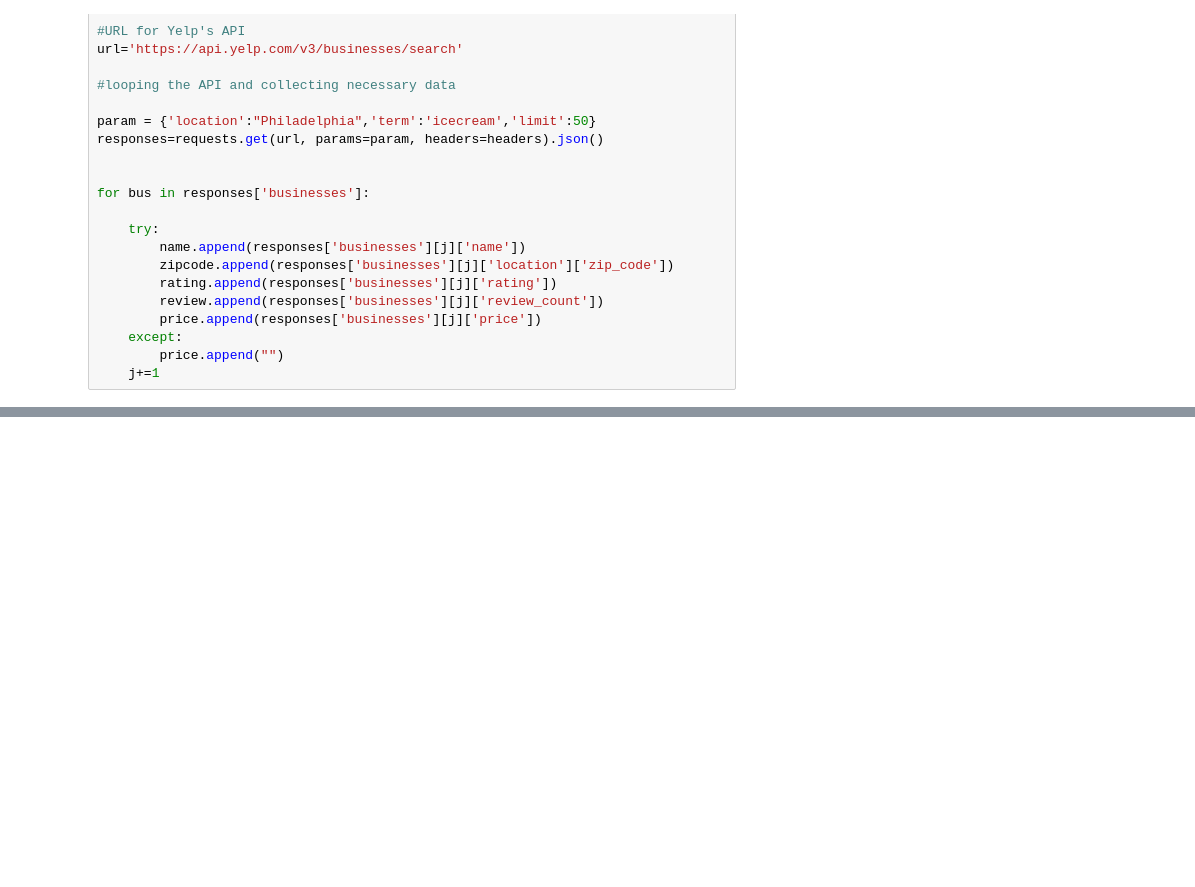
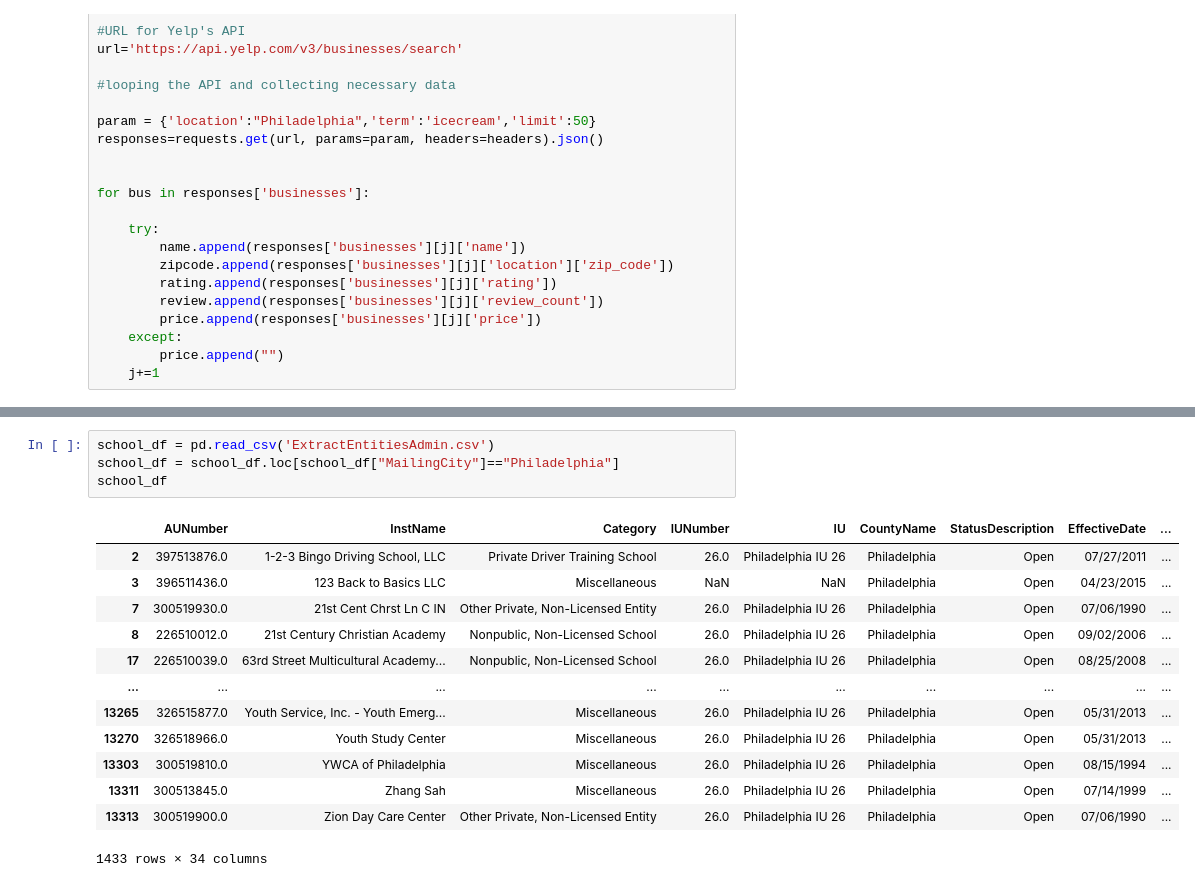
Before and after one commit to dylanjean/ETL-Project, a Jupyter notebook: Resources/icecream.ipynb, the cells around one changed output, grey strips where cells are left out. Cells and saved outputs as stored; diff of their text form; blank space fills up the shorter version.

```diff
--- a/Resources/icecream.ipynb
+++ b/Resources/icecream.ipynb
@@ -93,0 +146,18 @@ df.to_csv('ETL_df.csv')
+# %%
+school_df = pd.read_csv('ExtractEntitiesAdmin.csv')
+school_df = school_df.loc[school_df["MailingCity"]=="Philadelphia"]
+school_df
+# %% [output]
+|  | AUNumber | InstName | Category | IUNumber | IU | CountyName | StatusDescription | EffectiveDate | ... |
+| 2 | 397513876.0 | 1-2-3 Bingo Driving School, LLC | Private Driver Training School | 26.0 | Philadelphia IU 26 | Philadelphia | Open | 07/27/2011 | ... |
+| 3 | 396511436.0 | 123 Back to Basics LLC | Miscellaneous | NaN | NaN | Philadelphia | Open | 04/23/2015 | ... |
+| 7 | 300519930.0 | 21st Cent Chrst Ln C IN | Other Private, Non-Licensed Entity | 26.0 | Philadelphia IU 26 | Philadelphia | Open | 07/06/1990 | ... |
+| 8 | 226510012.0 | 21st Century Christian Academy | Nonpublic, Non-Licensed School | 26.0 | Philadelphia IU 26 | Philadelphia | Open | 09/02/2006 | ... |
+| 17 | 226510039.0 | 63rd Street Multicultural Academy... | Nonpublic, Non-Licensed School | 26.0 | Philadelphia IU 26 | Philadelphia | Open | 08/25/2008 | ... |
+| ... | ... | ... | ... | ... | ... | ... | ... | ... | ... |
+| 13265 | 326515877.0 | Youth Service, Inc. - Youth Emerg... | Miscellaneous | 26.0 | Philadelphia IU 26 | Philadelphia | Open | 05/31/2013 | ... |
+| 13270 | 326518966.0 | Youth Study Center | Miscellaneous | 26.0 | Philadelphia IU 26 | Philadelphia | Open | 05/31/2013 | ... |
+| 13303 | 300519810.0 | YWCA of Philadelphia | Miscellaneous | 26.0 | Philadelphia IU 26 | Philadelphia | Open | 08/15/1994 | ... |
+| 13311 | 300513845.0 | Zhang Sah | Miscellaneous | 26.0 | Philadelphia IU 26 | Philadelphia | Open | 07/14/1999 | ... |
+| 13313 | 300519900.0 | Zion Day Care Center | Other Private, Non-Licensed Entity | 26.0 | Philadelphia IU 26 | Philadelphia | Open | 07/06/1990 | ... |
+1433 rows × 34 columns
```
Also changed, not shown: parts of 22 cells of this notebook, 2 other files.
